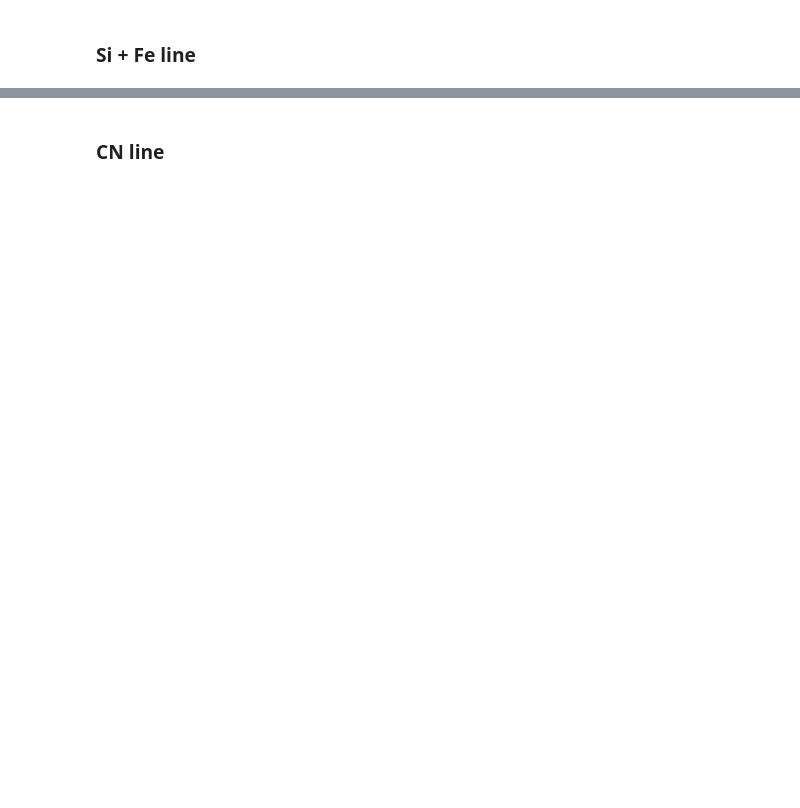
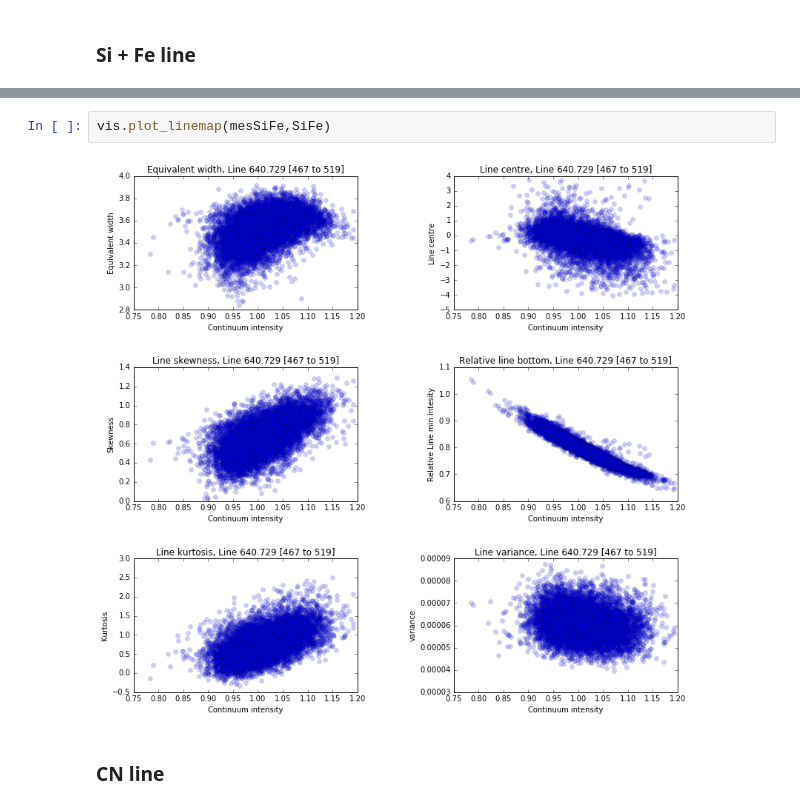
Before and after one commit to Tobychev/Danspectra, a Jupyter notebook: 6405_region.ipynb, the cells around one changed output, grey strips where cells are left out. Drawn from its saved outputs; the diff is of its cells as text; blank space fills up the shorter version.

```diff
--- a/6405_region.ipynb
+++ b/6405_region.ipynb
@@ -183,2 +124,6 @@ pl.show()
+# %%
+vis.plot_linemap(mesSiFe,SiFe)
+# %% [output]
+[figure, added]
 # %% [markdown]
 ### CN line
```
Also changed, not shown: parts of 19 cells of this notebook, 1 other file.
